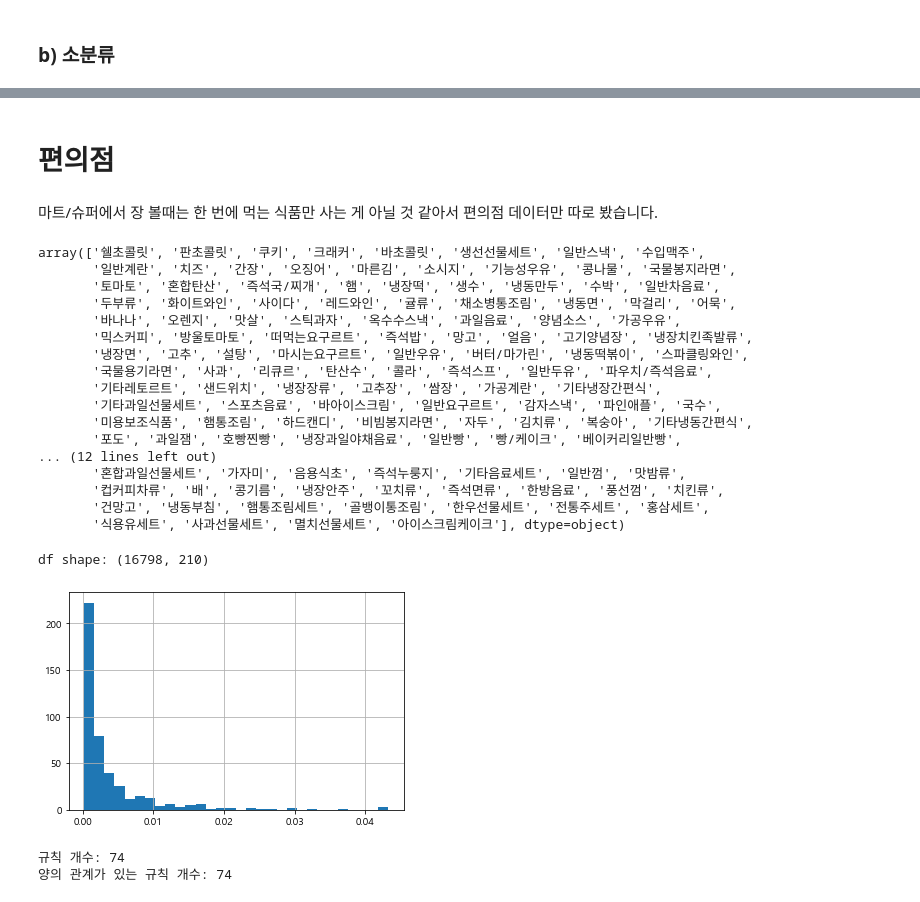
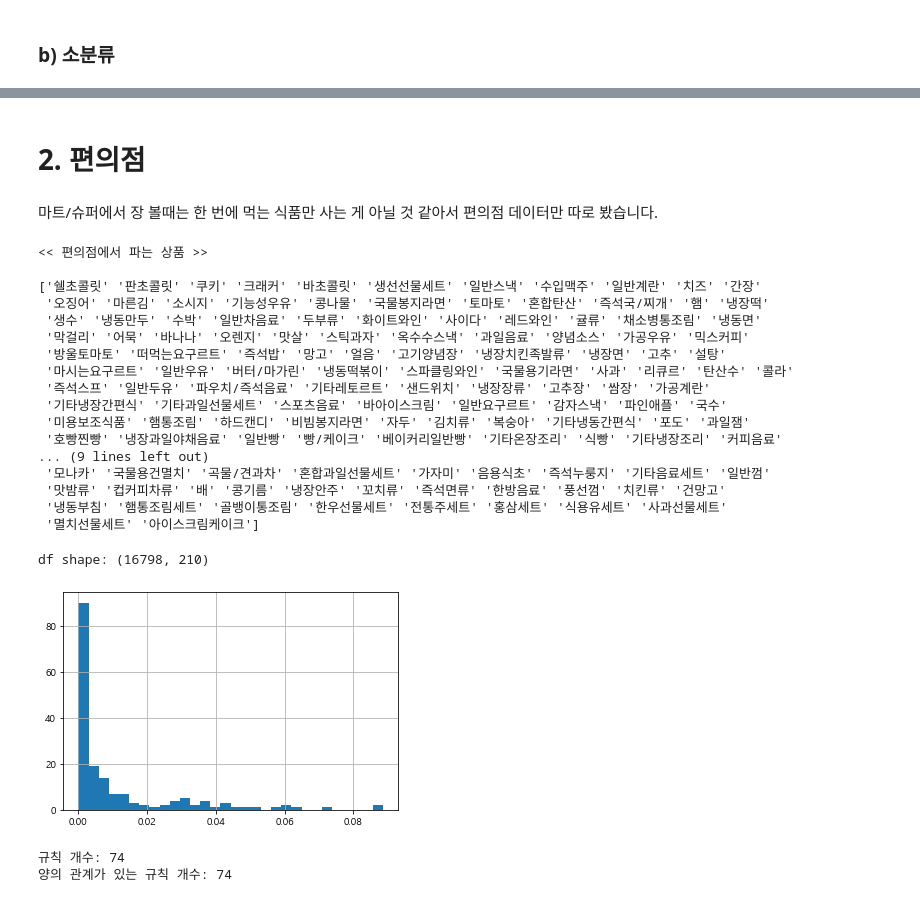
Before and after one commit to HYOJUNG08/RI_E5_1, a Jupyter notebook: ARM_not_clustering.ipynb, the cells around one changed output, grey strips where cells are left out. Drawn from its saved outputs; the diff is of its cells as text; code cells hidden in the pictures.

```diff
--- a/ARM_not_clustering.ipynb
+++ b/ARM_not_clustering.ipynb
@@ -57,8 +57,8 @@ def encode_units(x):
     else: return 0
 # %%
 # 데이터프레임 생성
-def creat_df(df, pd_dv = 'pd_nm'):
-    df = df[['rct_no', 'pd_nm', 'buy_ct']]
+def create_df(df, pd_dv = 'pd_nm'):
+    df = df[['rct_no', pd_dv, 'buy_ct']]
     df = df.groupby(['rct_no', pd_dv])['buy_ct'].sum()
     df = df.unstack()
     df = df.applymap(encode_units)
@@ -71,7 +71,7 @@ def s_histogram(df, bins = 10):
     freq_sort = freq.sort_values('Frequency', ascending=False)
     freq_sort = freq_sort[freq_sort['Frequency'] >1]
 
-    freq_sort['Support'] = freq_sort['Frequency'] / len(df_pdnm)
+    freq_sort['Support'] = freq_sort['Frequency'] / len(df)
 
     freq_sort['Support'].hist(bins = bins)
     plt.show()
@@ -720,33 +431,34 @@ rules_pdnm_sort[rules_pdnm_sort['antecedents'].apply(lambda x: len(x) > 2)]
 # %% [markdown]
-# 편의점
+# 2. 편의점
 # %% [markdown]
 마트/슈퍼에서 장 볼때는 한 번에 먹는 식품만 사는 게 아닐 것 같아서 편의점 데이터만 따로 봤습니다.
 # %%
 conDF = df_food[df_food['cop_c'] == 'A04']
 # %%
-conDF['pd_nm'].unique()
+print('<< 편의점에서 파는 상품 >>', end = '\n\n')
+print(conDF['pd_nm'].unique())
 # %% [output]
-array(['쉘초콜릿', '판초콜릿', '쿠키', '크래커', '바초콜릿', '생선선물세트', '일반스낵', '수입맥주',
-       '일반계란', '치즈', '간장', '오징어', '마른김', '소시지', '기능성우유', '콩나물', '국물봉지라면',
-       '토마토', '혼합탄산', '즉석국/찌개', '햄', '냉장떡', '생수', '냉동만두', '수박', '일반차음료',
-       '두부류', '화이트와인', '사이다', '레드와인', '귤류', '채소병통조림', '냉동면', '막걸리', '어묵',
-       '바나나', '오렌지', '맛살', '스틱과자', '옥수수스낵', '과일음료', '양념소스', '가공우유',
-       '믹스커피', '방울토마토', '떠먹는요구르트', '즉석밥', '망고', '얼음', '고기양념장', '냉장치킨족발류',
-       '냉장면', '고추', '설탕', '마시는요구르트', '일반우유', '버터/마가린', '냉동떡볶이', '스파클링와인',
-       '국물용기라면', '사과', '리큐르', '탄산수', '콜라', '즉석스프', '일반두유', '파우치/즉석음료',
-       '기타레토르트', '샌드위치', '냉장장류', '고추장', '쌈장', '가공계란', '기타냉장간편식',
-       '기타과일선물세트', '스포츠음료', '바아이스크림', '일반요구르트', '감자스낵', '파인애플', '국수',
-       '미용보조식품', '햄통조림', '하드캔디', '비빔봉지라면', '자두', '김치류', '복숭아', '기타냉동간편식',
-       '포도', '과일잼', '호빵찐빵', '냉장과일야채음료', '일반빵', '빵/케이크', '베이커리일반빵',
-... (12 lines left out)
-       '혼합과일선물세트', '가자미', '음용식초', '즉석누룽지', '기타음료세트', '일반껌', '맛밤류',
-       '컵커피차류', '배', '콩기름', '냉장안주', '꼬치류', '즉석면류', '한방음료', '풍선껌', '치킨류',
-       '건망고', '냉동부침', '햄통조림세트', '골뱅이통조림', '한우선물세트', '전통주세트', '홍삼세트',
-       '식용유세트', '사과선물세트', '멸치선물세트', '아이스크림케이크'], dtype=object)
+<< 편의점에서 파는 상품 >>
+
+['쉘초콜릿' '판초콜릿' '쿠키' '크래커' '바초콜릿' '생선선물세트' '일반스낵' '수입맥주' '일반계란' '치즈' '간장'
+ '오징어' '마른김' '소시지' '기능성우유' '콩나물' '국물봉지라면' '토마토' '혼합탄산' '즉석국/찌개' '햄' '냉장떡'
+ '생수' '냉동만두' '수박' '일반차음료' '두부류' '화이트와인' '사이다' '레드와인' '귤류' '채소병통조림' '냉동면'
+ '막걸리' '어묵' '바나나' '오렌지' '맛살' '스틱과자' '옥수수스낵' '과일음료' '양념소스' '가공우유' '믹스커피'
+ '방울토마토' '떠먹는요구르트' '즉석밥' '망고' '얼음' '고기양념장' '냉장치킨족발류' '냉장면' '고추' '설탕'
+ '마시는요구르트' '일반우유' '버터/마가린' '냉동떡볶이' '스파클링와인' '국물용기라면' '사과' '리큐르' '탄산수' '콜라'
+ '즉석스프' '일반두유' '파우치/즉석음료' '기타레토르트' '샌드위치' '냉장장류' '고추장' '쌈장' '가공계란'
+ '기타냉장간편식' '기타과일선물세트' '스포츠음료' '바아이스크림' '일반요구르트' '감자스낵' '파인애플' '국수'
+ '미용보조식품' '햄통조림' '하드캔디' '비빔봉지라면' '자두' '김치류' '복숭아' '기타냉동간편식' '포도' '과일잼'
+ '호빵찐빵' '냉장과일야채음료' '일반빵' '빵/케이크' '베이커리일반빵' '기타온장조리' '식빵' '기타냉장조리' '커피음료'
+... (9 lines left out)
+ '모나카' '국물용건멸치' '곡물/견과차' '혼합과일선물세트' '가자미' '음용식초' '즉석누룽지' '기타음료세트' '일반껌'
+ '맛밤류' '컵커피차류' '배' '콩기름' '냉장안주' '꼬치류' '즉석면류' '한방음료' '풍선껌' '치킨류' '건망고'
+ '냉동부침' '햄통조림세트' '골뱅이통조림' '한우선물세트' '전통주세트' '홍삼세트' '식용유세트' '사과선물세트'
+ '멸치선물세트' '아이스크림케이크']
 # %%
-dfcon = creat_df(conDF)
-s_histogram(df, 30)
+dfcon = create_df(conDF)
+s_histogram(dfcon, 30)
 # %% [output]
 df shape: (16798, 210)
-[figure, old version]
+[figure, new version]
 # %%
```
Also changed, not shown: parts of 66 cells of this notebook.
